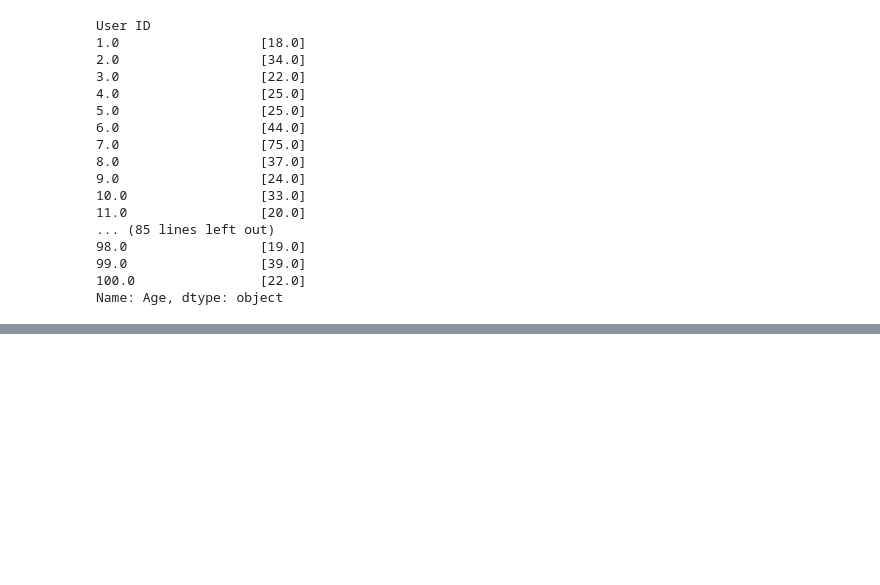
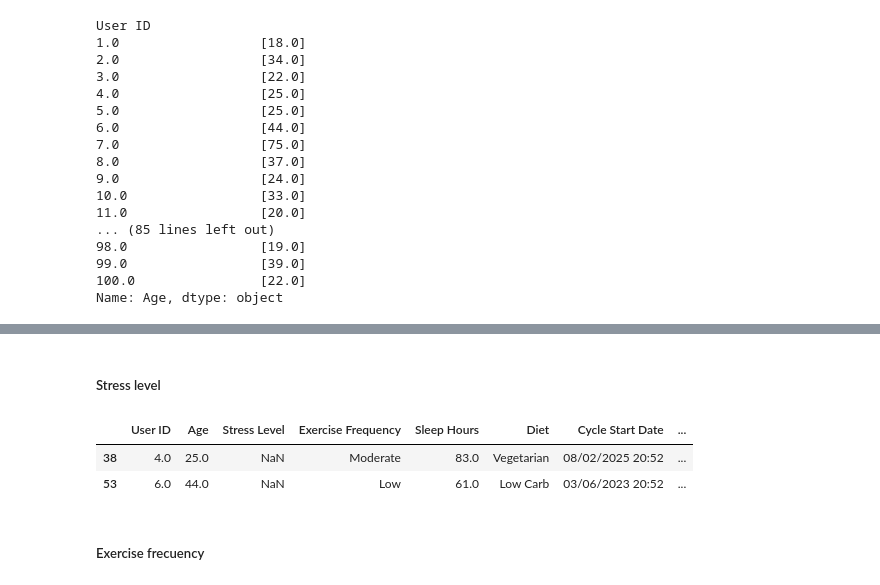
Before and after one commit to paulacadaviecodom/master-analitica-datos-paula-cadavieco, a Jupyter notebook: NB_MC_BR_SL.ipynb, the cells around one changed output, grey strips where cells are left out. Saved outputs shown, nothing was run; the diff lists cells and outputs as text; code cells hidden in the pictures; blank space fills up the shorter version.

```diff
--- a/NB_MC_BR_SL.ipynb
+++ b/NB_MC_BR_SL.ipynb
@@ -99,0 +183,16 @@ bronze_menstrual_cycle_df[bronze_menstrual_cycle_df['User ID'].isnull() == True]
+# %%
+def reasignar_edades_nulas(fila, df):
+    if pd.isnull(fila['Age']):
+        coincidencia = df[(df['User ID'] == fila['User ID']) &
+                   (df['Age'].notnull())]
+        if len(coincidencia) > 0:
+            return coincidencia['Age'].iloc[0]
+        else:
+            return None
+    else:
+        return fila['Age']
+# %%
+bronze_menstrual_cycle_edades_df['Age'] = bronze_menstrual_cycle_edades_df.apply(
+    lambda fila: reasignar_edades_nulas(fila, bronze_menstrual_cycle_edades_df),
+    axis=1
+)
@@ -99,0 +220,10 @@ bronze_menstrual_cycle_df[bronze_menstrual_cycle_df['User ID'].isnull() == True]
+# %% [markdown]
+##### Stress level
+# %%
+bronze_menstrual_cycle_stresslevel_df = bronze_menstrual_cycle_edades_df
+# %%
+bronze_menstrual_cycle_stresslevel_df[bronze_menstrual_cycle_stresslevel_df['Stress Level'].isnull() == True]
+# %% [output]
+|  | User ID | Age | Stress Level | Exercise Frequency | Sleep Hours | Diet | Cycle Start Date | ... |
+| 38 | 4.0 | 25.0 | NaN | Moderate | 83.0 | Vegetarian | 08/02/2025 20:52 | ... |
+| 53 | 6.0 | 44.0 | NaN | Low | 61.0 | Low Carb | 03/06/2023 20:52 | ... |
@@ -99,0 +235,2 @@ bronze_menstrual_cycle_df[bronze_menstrual_cycle_df['User ID'].isnull() == True]
+# %% [markdown]
+##### Exercise frecuency
```
Also changed, not shown: parts of 82 cells of this notebook, 1 other file.
